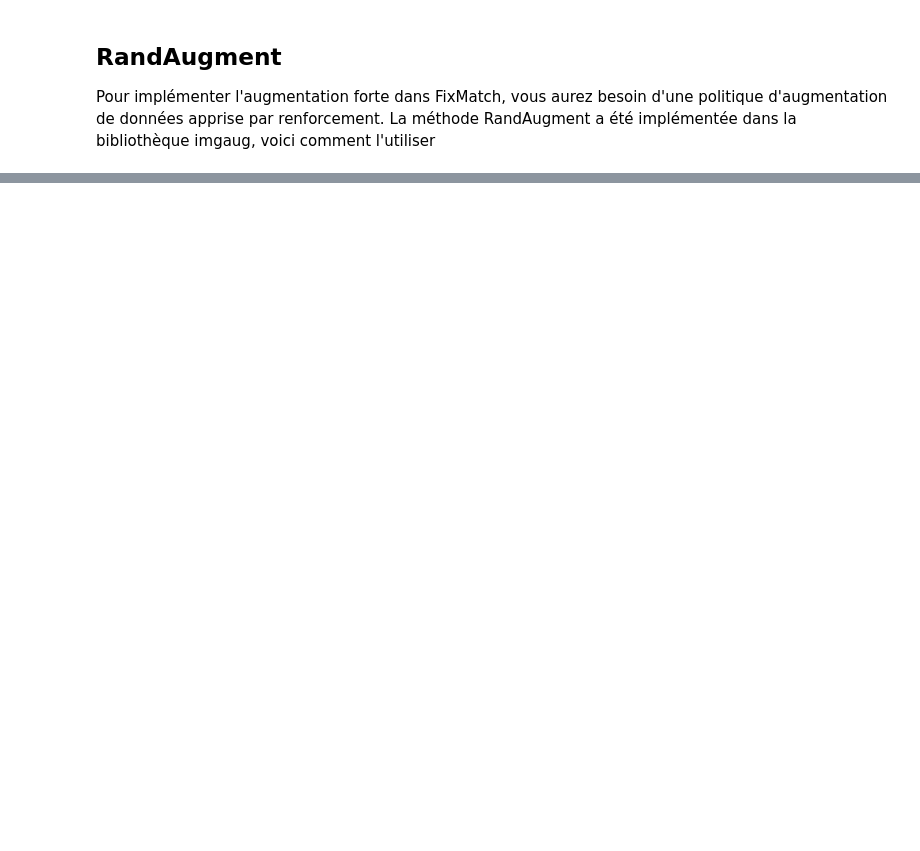
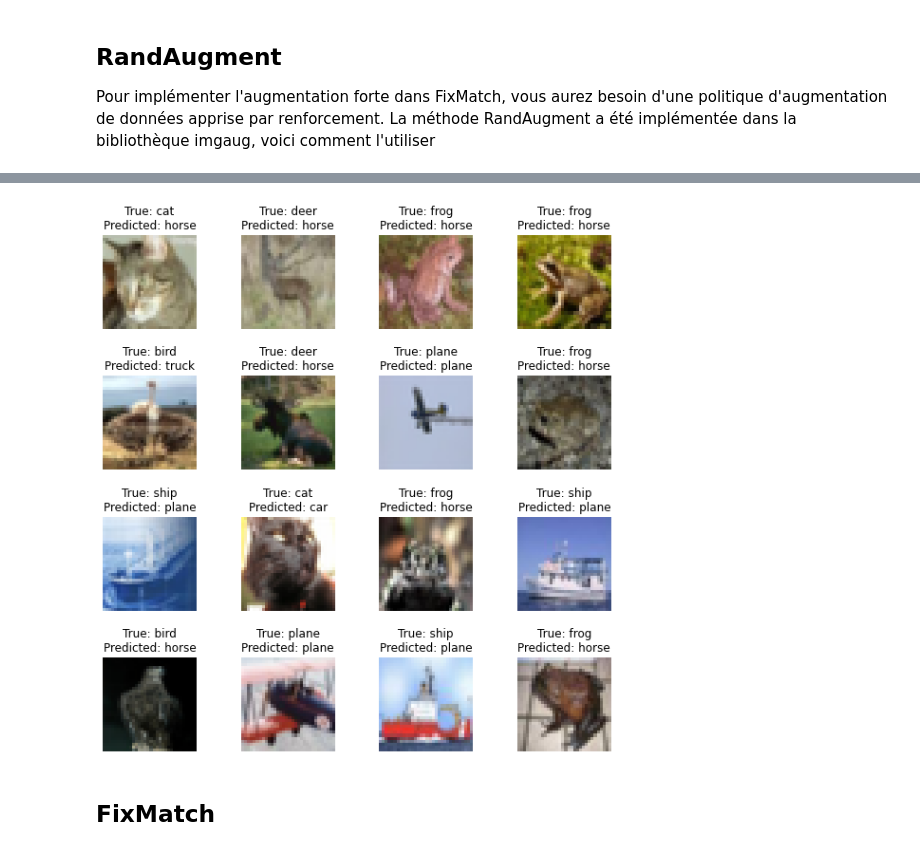
Before and after one commit to julien-blanchon/ProjetFixMatch, a Jupyter notebook: Projet_FixMatch.ipynb, the cells around one changed output, grey strips where cells are left out. Drawn from its saved outputs; the diff is of its cells as text; code cells hidden in the pictures; blank space fills up the shorter version.

```diff
--- a/Projet_FixMatch.ipynb
+++ b/Projet_FixMatch.ipynb
@@ -65,22 +122,24 @@ aug = RandAugment(num_ops= 2, magnitude=9)
 # %%
-import matplotlib.pyplot as plt
-import numpy as np
+# import matplotlib.pyplot as plt
+# import numpy as np
 
-# functions to show an image
+# # functions to show an image
 
 
-def imshow(img):
-    img = img / 2 + 0.5     # unnormalize
-    npimg = img.numpy()
-    plt.imshow(np.transpose(npimg, (1, 2, 0)))
-    plt.show()
+# def imshow(img):
+#     img = img / 2 + 0.5     # unnormalize
+#     npimg = img.numpy()
+#     plt.imshow(np.transpose(npimg, (1, 2, 0)))
+#     plt.show()
 
 
-# get some random training images
-dataiter = iter(trainloader)
-images, labels = next(dataiter)
+# # get some random training images
+# dataiter = iter(trainloader)
+# images, labels = next(dataiter)
+# images = images[:10, ...]
+# labels = labels[:10, ...]
 
-# show images
-imshow(torchvision.utils.make_grid(images))
-# print labels
-print(' '.join(f'{classes[labels[j]]:5s}' for j in range(BATCH_SIZE)))
+# # show images
+# imshow(torchvision.utils.make_grid(images))
+# # print labels
+# print(' '.join(f'{classes[labels[j]]:5s}' for j in range(10)))
@@ -105,7 +161,6 @@ class ConvNN(nn.Module):
         self.fc_10 = nn.Linear(512, 10)
         self.max_pool = nn.MaxPool2d(2)
         self.relu = nn.ReLU(inplace=True)
-        self.soft_max = nn.Softmax(dim=1)
         self.flatten = nn.Flatten()
 
     def forward(self, x: torch.Tensor) -> torch.Tensor:
@@ -129,8 +184,5 @@ class ConvNN(nn.Module):
         x = self.fc_512(x)
         x = self.relu(x)
         x = self.fc_10(x)
-        x = self.soft_max(x)
         return x
-
-model = ConvNN().to(device)
 # %%
@@ -182,0 +260,11 @@ for epoch in (pbar := tqdm(range(EPOCHS))):
+# %%
+test_image, test_labels = testloader.__iter__().__next__()
+test_image = test_image.to(device)
+outputs_test = model(test_image)
+label_pred_test = outputs_test.argmax(dim=1)
+# %%
+fig1 = plot_images(test_image, test_labels, label_pred_test)
+# %% [output]
+[figure, added]
+# %% [markdown]
+## FixMatch
```
Also changed, not shown: parts of 26 cells of this notebook, 3 other files.
